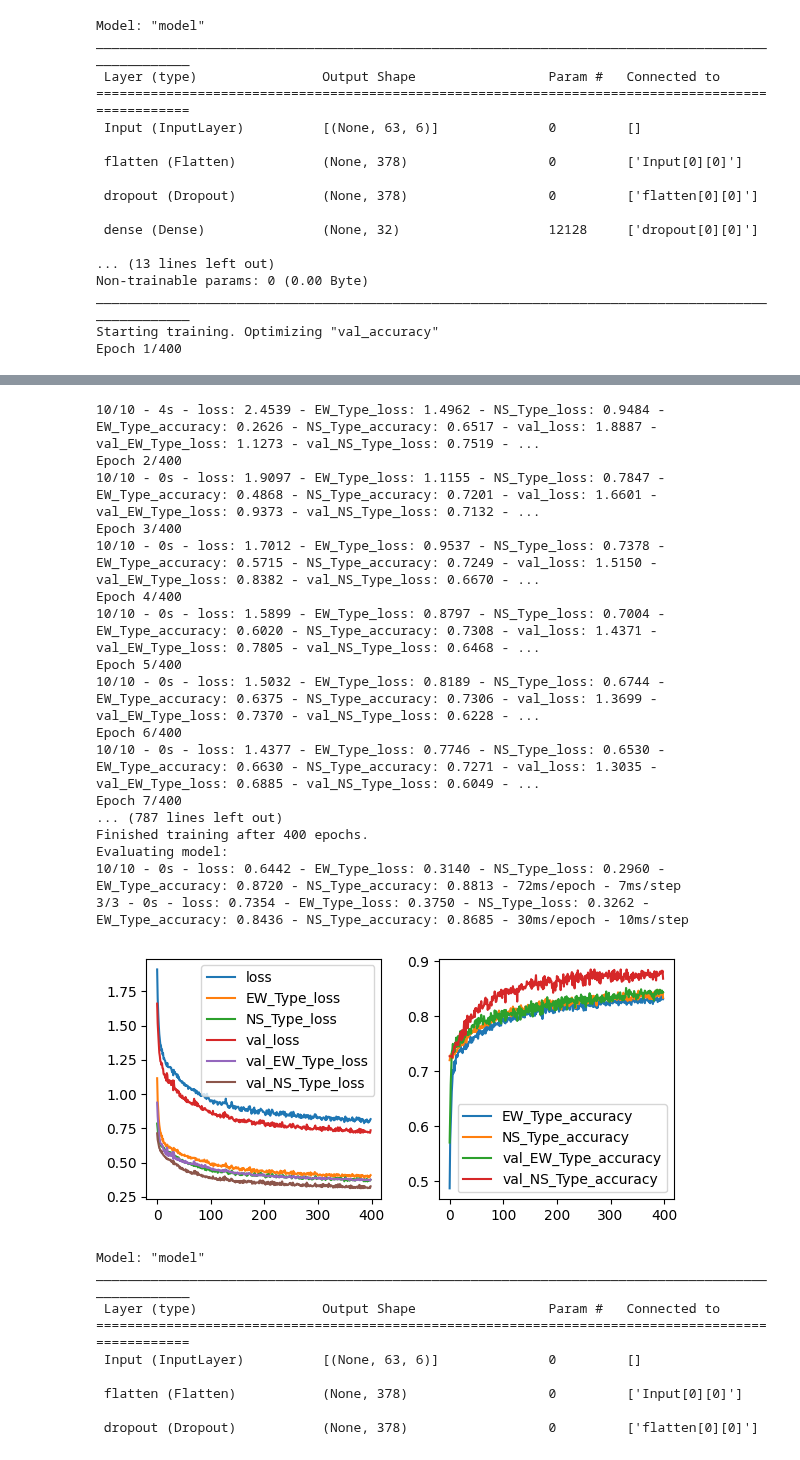
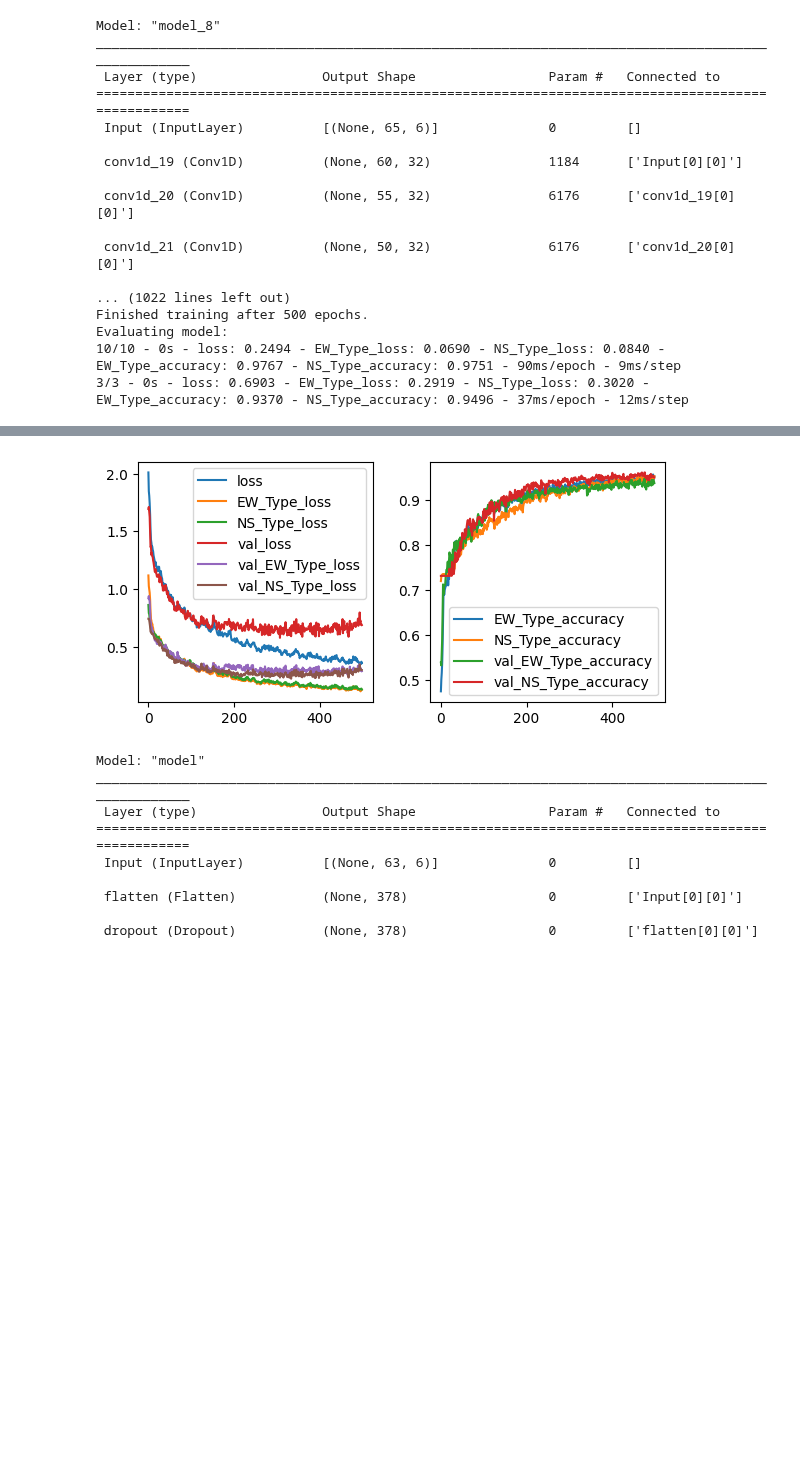
Before and after one commit to DavidBaldsiefen/splid-challenge, a Jupyter notebook: node_classifier.ipynb, the cells around one changed output, grey strips where cells are left out. Drawn from its saved outputs; the diff is of its cells as text; code cells hidden in the pictures; blank space fills up the shorter version.

```diff
--- a/node_classifier.ipynb
+++ b/node_classifier.ipynb
@@ -41,9 +41,9 @@ label_features=['EW', 'EW_Type', 'EW_Node', 'EW_Node_Location', 'NS', 'NS_Type',
 
 ds_gen = datahandler.DatasetGenerator(split_df=split_dataframes, input_features=input_features_reduced_further,
                                       with_labels=True,
-                                      train_val_split=0.8, input_stride=2, padding='none',
+                                      train_val_split=0.8, input_stride=2, padding='zero',
                                       pad_location_labels=0,
-                                      input_history_steps=1, input_future_steps=124, seed=69)
+                                      input_history_steps=1, input_future_steps=128, seed=69)
 # %% [output]
 =========================Creating Generator=======================
 Seed: 69
@@ -94,9 +74,9 @@ Your kernel may have been built without NUMA support.
 #dense_model = prediction_models.LSTM_NN(train_combined, input_dropout=0.0, mixed_dropout=0.25, lstm_layers=[32,16], dense_layers=[32,16], l2_reg=0.0, lr_scheduler=[25000,0.9], seed=1)
 #dense_model = prediction_models.Dense_NN(train_combined, conv1d_layers=[], dense_layers=[1], l2_reg=0.00001, mixed_dropout=0.2, lr_scheduler=[70000,0.9], seed=0)
 
-dense_model = prediction_models.Dense_NN(val_combined, conv1d_layers=[],
-                                       dense_layers=[32,16], l2_reg=0.0001, input_dropout=0.1, mixed_dropout=0.3,
-                                       lr_scheduler=[0.003, 500, 0.9], seed=0)
+dense_model = prediction_models.Dense_NN(val_combined, conv1d_layers=[[32,6],[32,6],[32,6]],
+                                       dense_layers=[16,8], l2_reg=0.0002, input_dropout=0.1, mixed_dropout=0.5,
+                                       lr_scheduler=[0.006, 500, 0.9], seed=0)
 
 dense_model.summary()
 
@@ -109,25 +89,25 @@ w_1 = 22.0
 w_2 = 16.0
 w_3 = 2.9
 
-hist = dense_model.fit(train_combined, val_ds=val_combined, epochs=400, verbose=2, plot_hist=True,
+hist = dense_model.fit(train_combined, val_ds=val_combined, epochs=500, verbose=2, plot_hist=True,
                        #class_weight={0: w_0, 1: w_1, 2: w_2, 3: w_3},
                        callbacks=[])
 #dense_model.model.save('models/ew_ns_classifier_new.hdf5')
 # %% [output]
-Model: "model"
+Model: "model_8"
 __________________________________________________________________________________________________
  Layer (type)                Output Shape                 Param #   Connected to
 ==================================================================================================
- Input (InputLayer)          [(None, 63, 6)]              0         []
+ Input (InputLayer)          [(None, 65, 6)]              0         []
 
- flatten (Flatten)           (None, 378)                  0         ['Input[0][0]']
+ conv1d_19 (Conv1D)          (None, 60, 32)               1184      ['Input[0][0]']
 
- dropout (Dropout)           (None, 378)                  0         ['flatten[0][0]']
+ conv1d_20 (Conv1D)          (None, 55, 32)               6176      ['conv1d_19[0][0]']
 
- dense (Dense)               (None, 32)                   12128     ['dropout[0][0]']
+ conv1d_21 (Conv1D)          (None, 50, 32)               6176      ['conv1d_20[0][0]']
 
-... (13 lines left out)
-Non-trainable params: 0 (0.00 Byte)
-__________________________________________________________________________________________________
-Starting training. Optimizing "val_accuracy"
-Epoch 1/400
+... (1022 lines left out)
+Finished training after 500 epochs.
+Evaluating model:
+10/10 - 0s - loss: 0.2494 - EW_Type_loss: 0.0690 - NS_Type_loss: 0.0840 - EW_Type_accuracy: 0.9767 - NS_Type_accuracy: 0.9751 - 90ms/epoch - 9ms/step
+3/3 - 0s - loss: 0.6903 - EW_Type_loss: 0.2919 - NS_Type_loss: 0.3020 - EW_Type_accuracy: 0.9370 - NS_Type_accuracy: 0.9496 - 37ms/epoch - 12ms/step
@@ -140,19 +114,2 @@ I0000 00:00:1706659857.265082    1324 device_compiler.h:186] Compiled cluster us
-10/10 - 4s - loss: 2.4539 - EW_Type_loss: 1.4962 - NS_Type_loss: 0.9484 - EW_Type_accuracy: 0.2626 - NS_Type_accuracy: 0.6517 - val_loss: 1.8887 - val_EW_Type_loss: 1.1273 - val_NS_Type_loss: 0.7519 - ...
-Epoch 2/400
-10/10 - 0s - loss: 1.9097 - EW_Type_loss: 1.1155 - NS_Type_loss: 0.7847 - EW_Type_accuracy: 0.4868 - NS_Type_accuracy: 0.7201 - val_loss: 1.6601 - val_EW_Type_loss: 0.9373 - val_NS_Type_loss: 0.7132 - ...
-Epoch 3/400
-10/10 - 0s - loss: 1.7012 - EW_Type_loss: 0.9537 - NS_Type_loss: 0.7378 - EW_Type_accuracy: 0.5715 - NS_Type_accuracy: 0.7249 - val_loss: 1.5150 - val_EW_Type_loss: 0.8382 - val_NS_Type_loss: 0.6670 - ...
-Epoch 4/400
-10/10 - 0s - loss: 1.5899 - EW_Type_loss: 0.8797 - NS_Type_loss: 0.7004 - EW_Type_accuracy: 0.6020 - NS_Type_accuracy: 0.7308 - val_loss: 1.4371 - val_EW_Type_loss: 0.7805 - val_NS_Type_loss: 0.6468 - ...
-Epoch 5/400
-10/10 - 0s - loss: 1.5032 - EW_Type_loss: 0.8189 - NS_Type_loss: 0.6744 - EW_Type_accuracy: 0.6375 - NS_Type_accuracy: 0.7306 - val_loss: 1.3699 - val_EW_Type_loss: 0.7370 - val_NS_Type_loss: 0.6228 - ...
-Epoch 6/400
-10/10 - 0s - loss: 1.4377 - EW_Type_loss: 0.7746 - NS_Type_loss: 0.6530 - EW_Type_accuracy: 0.6630 - NS_Type_accuracy: 0.7271 - val_loss: 1.3035 - val_EW_Type_loss: 0.6885 - val_NS_Type_loss: 0.6049 - ...
-Epoch 7/400
-... (787 lines left out)
-Finished training after 400 epochs.
-Evaluating model:
-10/10 - 0s - loss: 0.6442 - EW_Type_loss: 0.3140 - NS_Type_loss: 0.2960 - EW_Type_accuracy: 0.8720 - NS_Type_accuracy: 0.8813 - 72ms/epoch - 7ms/step
-3/3 - 0s - loss: 0.7354 - EW_Type_loss: 0.3750 - NS_Type_loss: 0.3262 - EW_Type_accuracy: 0.8436 - NS_Type_accuracy: 0.8685 - 30ms/epoch - 10ms/step
-[figure, old version]
+[figure, new version]
 # %%
```
Also changed, not shown: parts of 8 cells of this notebook, 9 other files.
